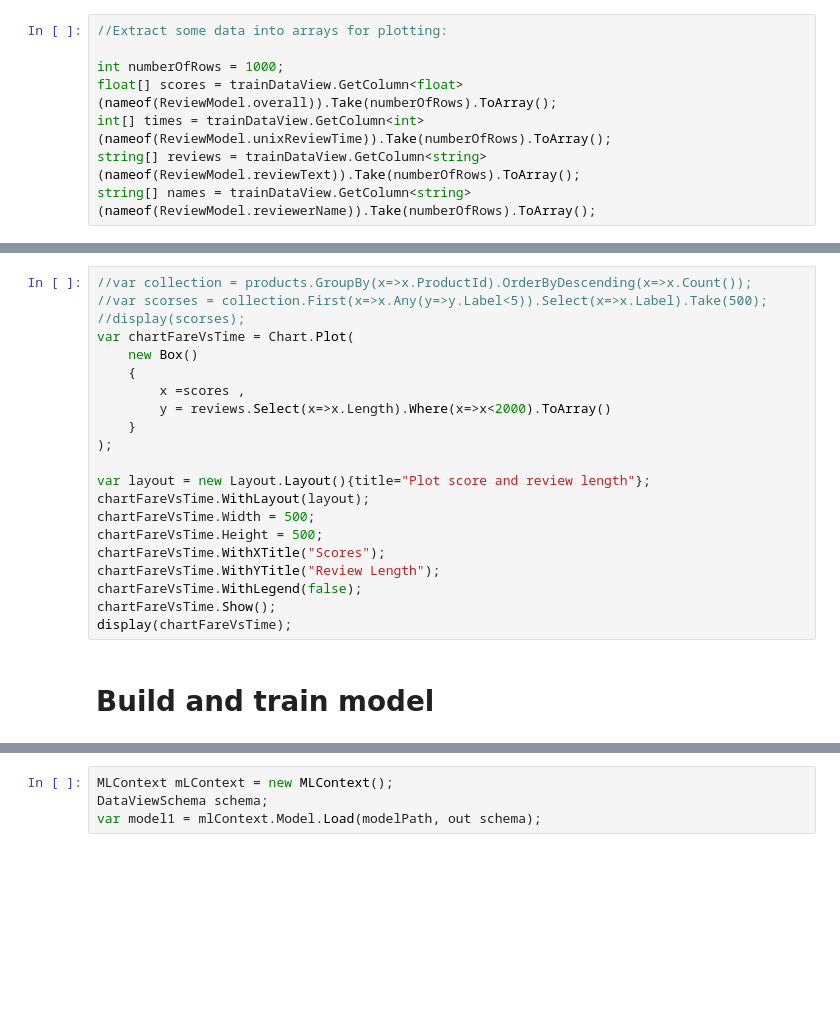
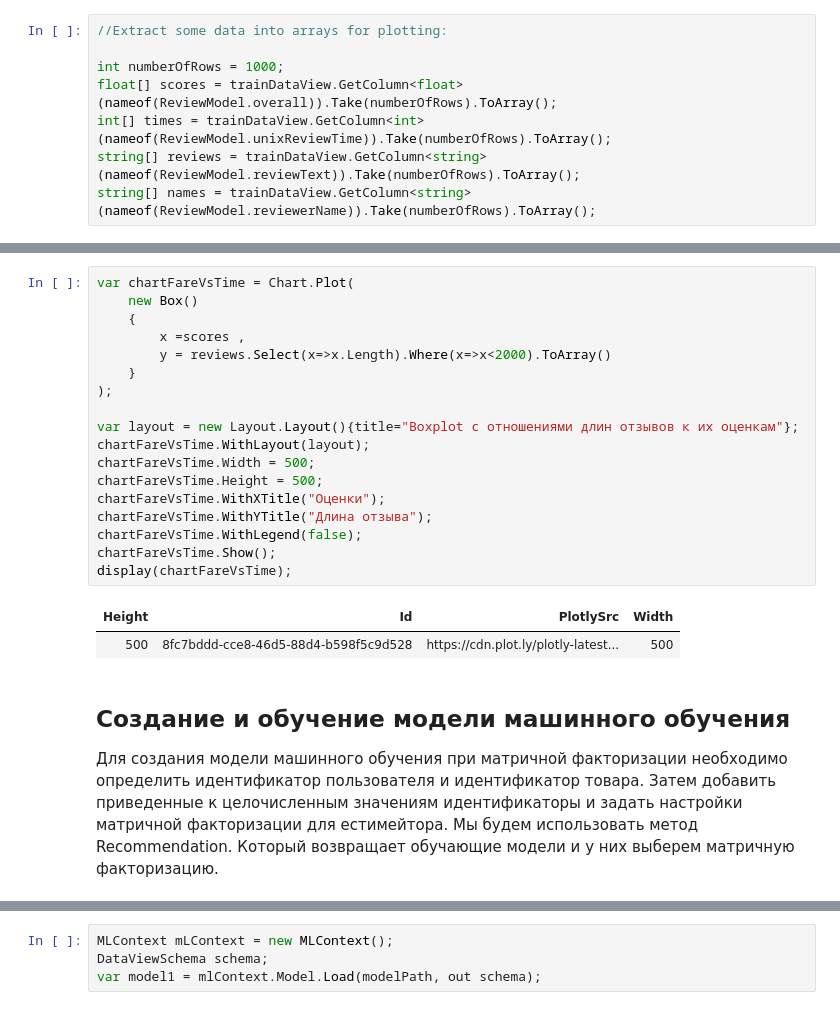
Before and after one commit to MODERN122/MagShop, a Jupyter notebook: ProductRecommender/recommender notebook amazon reviews.ipynb, the cells around one changed output, grey strips where cells are left out. Drawn from its saved outputs; the diff is of its cells as text; blank space fills up the shorter version.

```diff
--- a/ProductRecommender/recommender notebook amazon reviews.ipynb
+++ b/ProductRecommender/recommender notebook amazon reviews.ipynb
@@ -110,26 +151,27 @@ display(chartFareVsTime);
 # %%
-//var collection = products.GroupBy(x=>x.ProductId).OrderByDescending(x=>x.Count());
-//var scorses = collection.First(x=>x.Any(y=>y.Label<5)).Select(x=>x.Label).Take(500);
-//display(scorses);
 var chartFareVsTime = Chart.Plot(
     new Box()
     {
         x =scores ,
         y = reviews.Select(x=>x.Length).Where(x=>x<2000).ToArray()
     }
 );
 
-var layout = new Layout.Layout(){title="Plot score and review length"};
+var layout = new Layout.Layout(){title="Boxplot с отношениями длин отзывов к их оценкам"};
 chartFareVsTime.WithLayout(layout);
 chartFareVsTime.Width = 500;
 chartFareVsTime.Height = 500;
-chartFareVsTime.WithXTitle("Scores");
-chartFareVsTime.WithYTitle("Review Length");
+chartFareVsTime.WithXTitle("Оценки");
+chartFareVsTime.WithYTitle("Длина отзыва");
 chartFareVsTime.WithLegend(false);
 chartFareVsTime.Show();
 display(chartFareVsTime);
+# %% [output]
+| Height | Id | PlotlySrc | Width |
+| 500 | 8fc7bddd-cce8-46d5-88d4-b598f5c9d528 | https://cdn.plot.ly/plotly-latest... | 500 |
-# %% [markdown]
-# Build and train model
+# %% [markdown]
+## Создание и обучение модели машинного обучения
+Для создания модели машинного обучения при матричной факторизации необходимо определить идентификатор пользователя и идентификатор товара. Затем добавить приведенные к целочисленным значениям идентификаторы и задать настройки матричной факторизации для естимейтора. Мы будем использовать метод Recommendation. Который возвращает обучающие модели и у них выберем матричную факторизацию.
 # %%
 IEstimator<ITransformer> estimator = mlContext
     .Transforms
```
Also changed, not shown: parts of 38 cells of this notebook, 4 other files.
